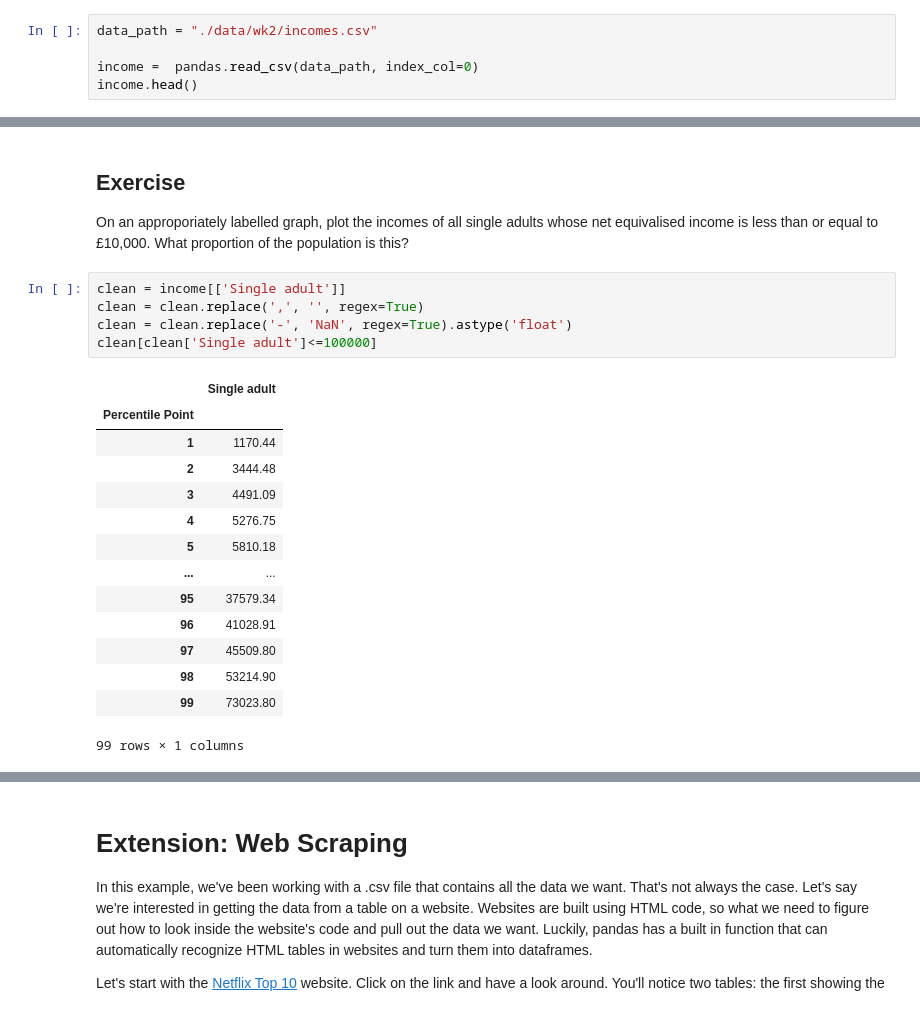
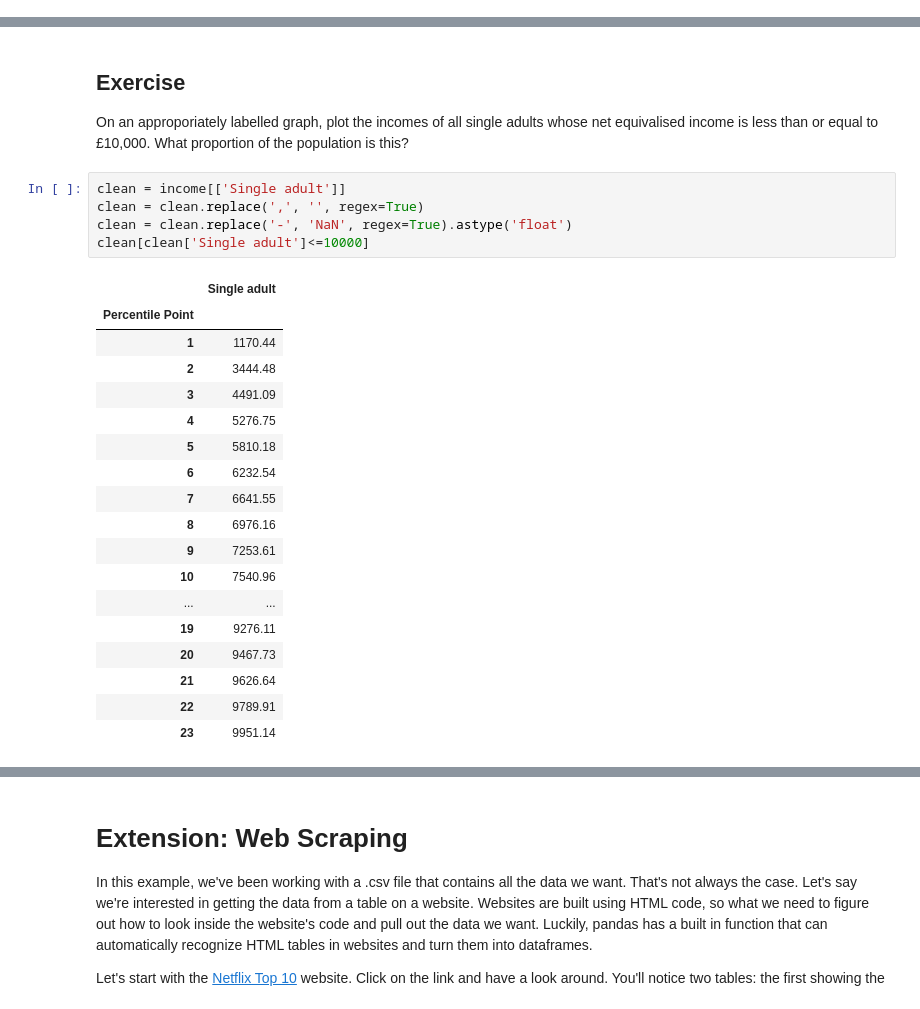
Before and after one commit to anastefan176/QM2, a Jupyter notebook: notebooks/W02. Pandas.ipynb, the cells around one changed output, grey strips where cells are left out. Cells and saved outputs as stored; diff of their text form.

```diff
--- a/notebooks/W02. Pandas.ipynb
+++ b/notebooks/W02. Pandas.ipynb
@@ -303,8 +382,3 @@ Text(0, 0.5, 'Income Per Week [GBP]')
 ## Exercise:
 
 Previously, we'd examined income gaps between single people and couples (how very romantic). Repeat the above exercise (cleaning and plotting income data) for the columns we used above for single people and childless couples. Reflect and comment on the differences.
-# %%
-data_path = "./data/wk2/incomes.csv"
-
-income =  pandas.read_csv(data_path, index_col=0)
-income.head()
@@ -417,20 +468,24 @@ On an approporiately labelled graph, plot the incomes of all single adults whose
 # %%
 clean = income[['Single adult']]
 clean = clean.replace(',', '', regex=True)
 clean = clean.replace('-', 'NaN', regex=True).astype('float')
-clean[clean['Single adult']<=100000]
+clean[clean['Single adult']<=10000]
 # %% [output]
 |  | Single adult |
 | Percentile Point |  |
 | 1 | 1170.44 |
 | 2 | 3444.48 |
 | 3 | 4491.09 |
 | 4 | 5276.75 |
 | 5 | 5810.18 |
+| 6 | 6232.54 |
+| 7 | 6641.55 |
+| 8 | 6976.16 |
+| 9 | 7253.61 |
+| 10 | 7540.96 |
 | ... | ... |
-| 95 | 37579.34 |
-| 96 | 41028.91 |
-| 97 | 45509.80 |
-| 98 | 53214.90 |
-| 99 | 73023.80 |
+| 19 | 9276.11 |
+| 20 | 9467.73 |
+| 21 | 9626.64 |
+| 22 | 9789.91 |
+| 23 | 9951.14 |
-99 rows × 1 columns
```
Also changed, not shown: parts of 28 cells of this notebook.
